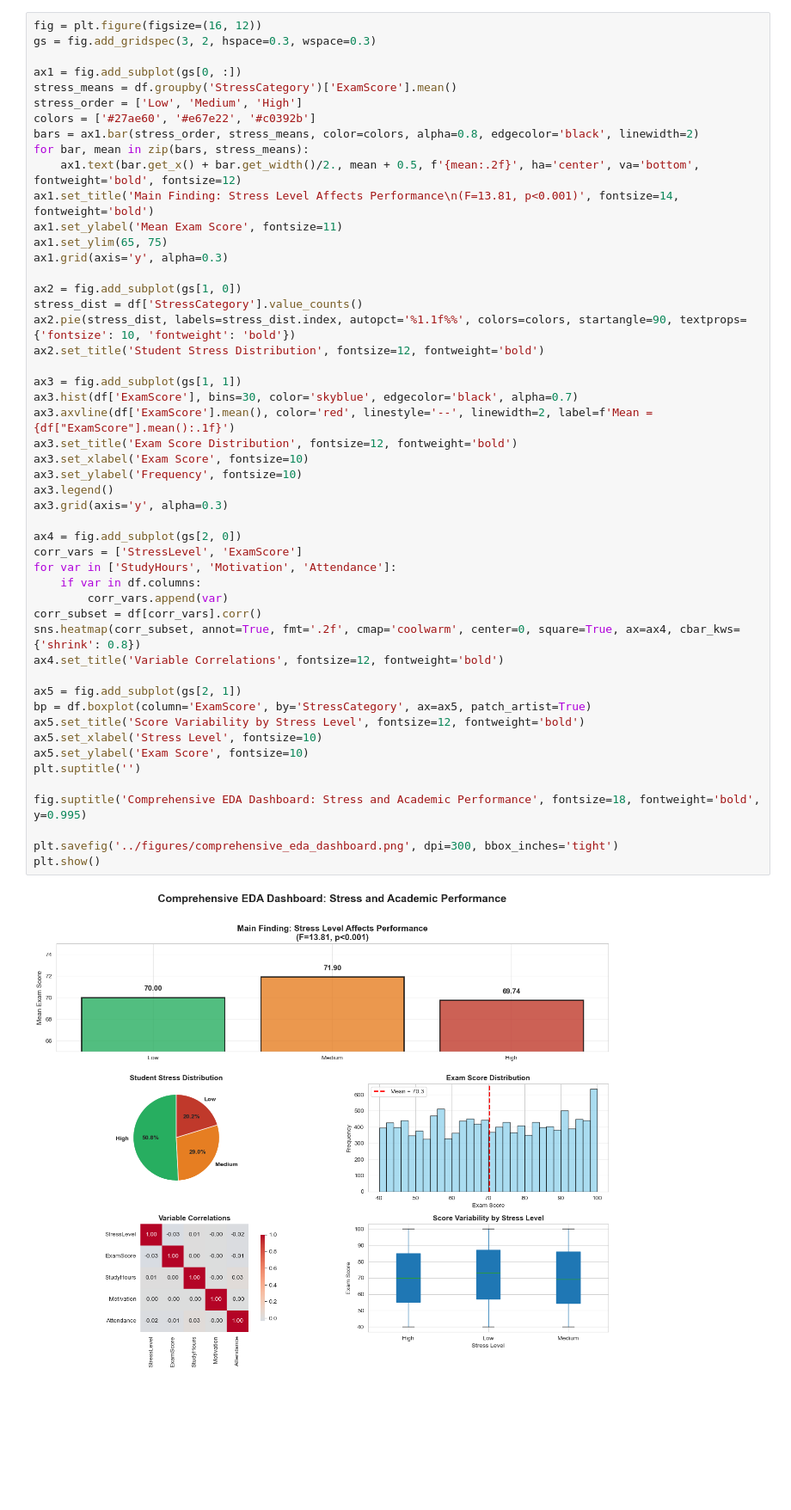
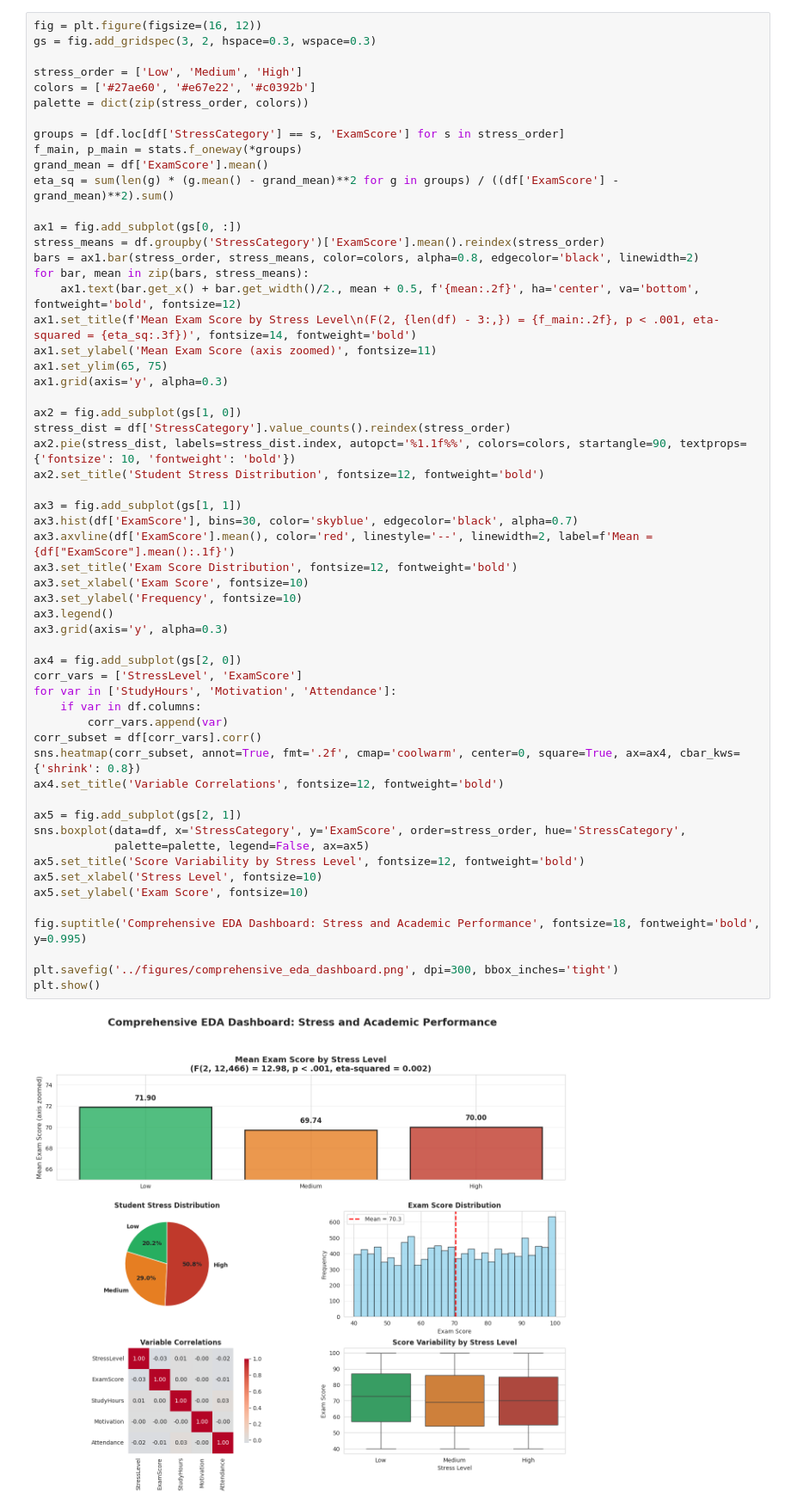
Before and after one commit to LKohn4/stress_outcomes_analysis, a Jupyter notebook: notebooks/03_targeted_EDA.ipynb, the cells around one changed output. Shown at 86% size. Cells and saved outputs as stored; diff of their text form; blank space fills up the shorter version.

Commit message:
Corrected results, fixed figures, cleaned up repo structure
Updated notebooks, fixed dashboard labeling, regenerated figures, updated READ.ME

```diff
--- a/notebooks/03_targeted_EDA.ipynb
+++ b/notebooks/03_targeted_EDA.ipynb
@@ -450,54 +450,61 @@ AssignmentCompletion,           75.86,           73.71,       2.15
 fig = plt.figure(figsize=(16, 12))
 gs = fig.add_gridspec(3, 2, hspace=0.3, wspace=0.3)
 
-ax1 = fig.add_subplot(gs[0, :])
-stress_means = df.groupby('StressCategory')['ExamScore'].mean()
 stress_order = ['Low', 'Medium', 'High']
 colors = ['#27ae60', '#e67e22', '#c0392b']
+palette = dict(zip(stress_order, colors))
+
+groups = [df.loc[df['StressCategory'] == s, 'ExamScore'] for s in stress_order]
+f_main, p_main = stats.f_oneway(*groups)
+grand_mean = df['ExamScore'].mean()
+eta_sq = sum(len(g) * (g.mean() - grand_mean)**2 for g in groups) / ((df['ExamScore'] - grand_mean)**2).sum()
+
+ax1 = fig.add_subplot(gs[0, :])
+stress_means = df.groupby('StressCategory')['ExamScore'].mean().reindex(stress_order)
 bars = ax1.bar(stress_order, stress_means, color=colors, alpha=0.8, edgecolor='black', linewidth=2)
 for bar, mean in zip(bars, stress_means):
     ax1.text(bar.get_x() + bar.get_width()/2., mean + 0.5, f'{mean:.2f}', ha='center', va='bottom', fontweight='bold', fontsize=12)
-ax1.set_title('Main Finding: Stress Level Affects Performance\n(F=13.81, p<0.001)', fontsize=14, fontweight='bold')
-ax1.set_ylabel('Mean Exam Score', fontsize=11)
+ax1.set_title(f'Mean Exam Score by Stress Level\n(F(2, {len(df) - 3:,}) = {f_main:.2f}, p < .001, eta-squared = {eta_sq:.3f})', fontsize=14, fontweight='bold')
+ax1.set_ylabel('Mean Exam Score (axis zoomed)', fontsize=11)
 ax1.set_ylim(65, 75)
 ax1.grid(axis='y', alpha=0.3)
 
 ax2 = fig.add_subplot(gs[1, 0])
-stress_dist = df['StressCategory'].value_counts()
+stress_dist = df['StressCategory'].value_counts().reindex(stress_order)
 ax2.pie(stress_dist, labels=stress_dist.index, autopct='%1.1f%%', colors=colors, startangle=90, textprops={'fontsize': 10, 'fontweight': 'bold'})
 ax2.set_title('Student Stress Distribution', fontsize=12, fontweight='bold')
 
 ax3 = fig.add_subplot(gs[1, 1])
 ax3.hist(df['ExamScore'], bins=30, color='skyblue', edgecolor='black', alpha=0.7)
 ax3.axvline(df['ExamScore'].mean(), color='red', linestyle='--', linewidth=2, label=f'Mean = {df["ExamScore"].mean():.1f}')
 ax3.set_title('Exam Score Distribution', fontsize=12, fontweight='bold')
 ax3.set_xlabel('Exam Score', fontsize=10)
 ax3.set_ylabel('Frequency', fontsize=10)
 ax3.legend()
 ax3.grid(axis='y', alpha=0.3)
 
 ax4 = fig.add_subplot(gs[2, 0])
 corr_vars = ['StressLevel', 'ExamScore']
 for var in ['StudyHours', 'Motivation', 'Attendance']:
     if var in df.columns:
         corr_vars.append(var)
 corr_subset = df[corr_vars].corr()
 sns.heatmap(corr_subset, annot=True, fmt='.2f', cmap='coolwarm', center=0, square=True, ax=ax4, cbar_kws={'shrink': 0.8})
 ax4.set_title('Variable Correlations', fontsize=12, fontweight='bold')
 
 ax5 = fig.add_subplot(gs[2, 1])
-bp = df.boxplot(column='ExamScore', by='StressCategory', ax=ax5, patch_artist=True)
+sns.boxplot(data=df, x='StressCategory', y='ExamScore', order=stress_order, hue='StressCategory',
+            palette=palette, legend=False, ax=ax5)
 ax5.set_title('Score Variability by Stress Level', fontsize=12, fontweight='bold')
 ax5.set_xlabel('Stress Level', fontsize=10)
 ax5.set_ylabel('Exam Score', fontsize=10)
-plt.suptitle('')
 
 fig.suptitle('Comprehensive EDA Dashboard: Stress and Academic Performance', fontsize=18, fontweight='bold', y=0.995)
 
 plt.savefig('../figures/comprehensive_eda_dashboard.png', dpi=300, bbox_inches='tight')
 plt.show()
 # %% [output]
-[figure, old version]
+[figure, new version]
 # %%
 print("="*60)
 print("EDA SUMMARY: KEY FINDINGS")
```
Also changed, not shown: parts of 8 cells of this notebook, 21 other files.
